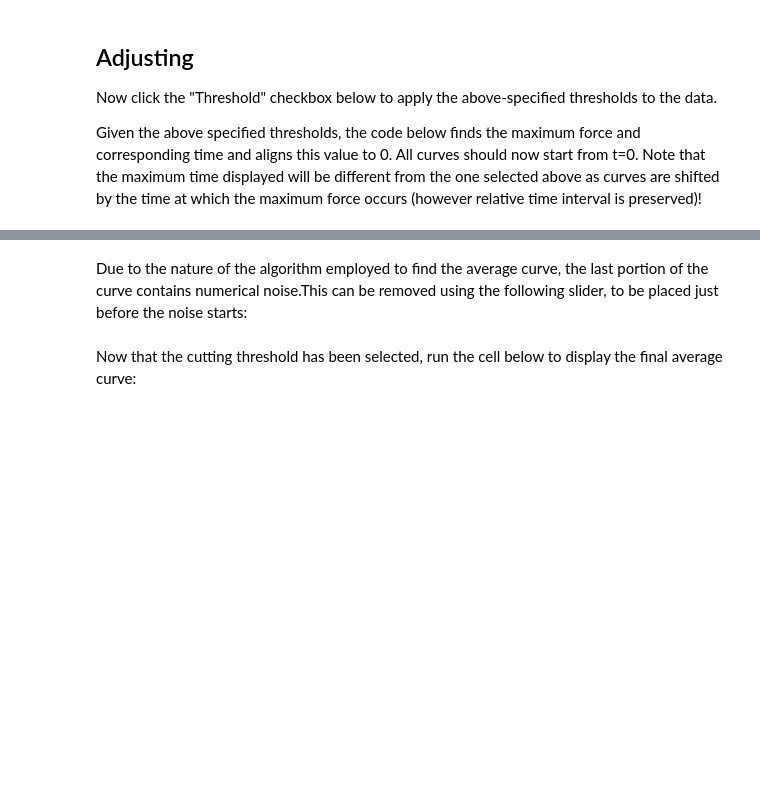
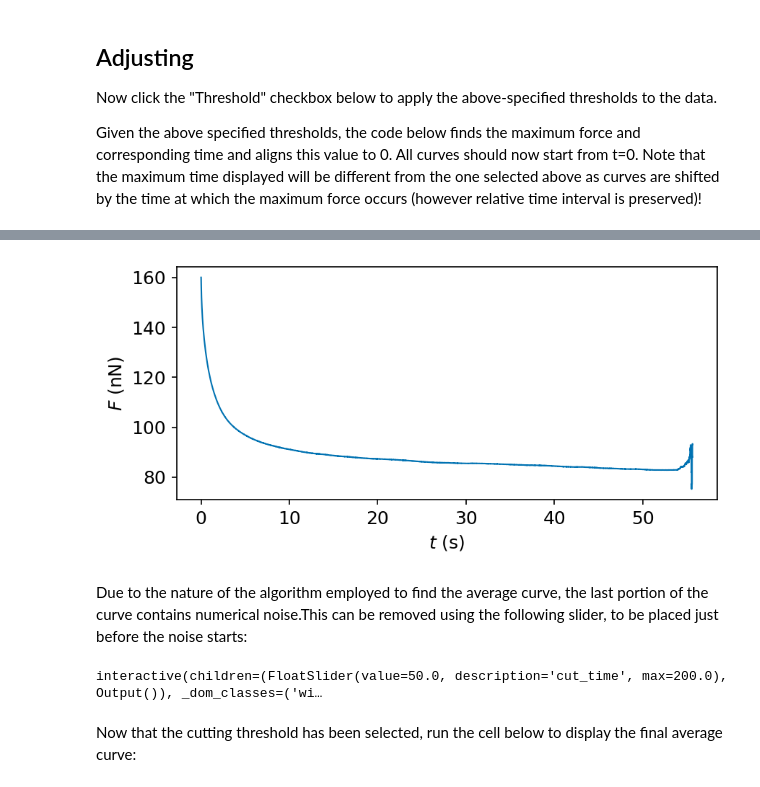
Before and after one commit to GiuseppeCiccone96/stressrelaxnano, a Jupyter notebook: main.ipynb, the cells around one changed output, grey strips where cells are left out. Cells and saved outputs as stored; diff of their text form; code cells hidden in the pictures; blank space fills up the shorter version.

```diff
--- a/main.ipynb
+++ b/main.ipynb
@@ -234,7 +243,7 @@ def first_plot(tmin=0.5,tmax=30.0,fmin=0.0,fmax=50.0):
         ax.axvline(tmax,lw=1)
         ax.axvline(tmin,lw=1)
     ax.set_xlabel('$t$ (s)')
-    ax.set_ylabel('$F$ (uN)')
+    ax.set_ylabel('$F$ (nN)')
     fig.tight_layout()
     plt.show()
 plot1w=widgets.interactive(first_plot,tmin=(0.0,50.0,0.5), tmax=(0.0,120.0,0.5),fmin=(0.0,1500.0,0.1),fmax=(0.0,4000.0,0.1))
@@ -262,47 +275,51 @@ f_max = plot1w.kwargs["fmax"]#The maximum acceptable value for the max force (uN
 #Variables to store
 tall = []
 fall = []
+indall = []
+tallind = []
 fnormall=[]
+interval = []
 
 fig,ax = plt.subplots(1,1,figsize=(6,3))
 for i in range(len(data['curves'])):
-    raw_time = np.array(data['curves'][i]['raw_data']['raw_time'])
-    raw_force = np.array(data['curves'][i]['raw_data']['raw_force'])
+    raw_time = np.array(data['curves'][i]['raw_data']['raw_time']) #s
+    raw_force = np.array(data['curves'][i]['raw_data']['raw_force']) #nN
+    raw_Z = np.array(data['curves'][i]['raw_data']['raw_z']) *1e-9 # #multiply by 1e-9 because units of loaded data are nm
 
-    #Offset force-time curves
-    off = raw_force[0] #first point
-    #if forst point is negative, align
-    if off <0:
-        raw_force = raw_force-off
+    raw_force_off = raw_force[0]
+    if raw_force_off <0:
+        raw_force = raw_force-raw_force_off
 
     #Clean data based on user-selected thresholds
     #NB: to be applied on raw data
     fmax = max(raw_force)
     imaxf = np.argmin((raw_force-fmax)**2)
     if thresholdw.value is True:
         if (fmax > f_max) or (fmax < f_min) or raw_time[imaxf] > t_min:
             continue
+
     #Align data to 0 and slice to user-selcted max time
     itmax =np.argmin((raw_time-t_max)**2)
     t=raw_time[imaxf:itmax]-raw_time[imaxf]
     f=raw_force[imaxf:itmax]
-    #Normalise force
+    #Normalise force and append
     fnorm=f/max(f)
     tall.append(t)
     fall.append(f)
     fnormall.append(fnorm)
-ax.set_title("Average curve")
-ax.set_xlabel('$t$ (s)')
-ax.set_ylabel('$F$ (uN)')
 
 #Find and plot the average curve
 t_av,_=average_curve(tall) #time
 f_av, f_err = average_curve(fall) #force and its error
 f_av_norm=f_av/max(f_av) #normalised average force ( NB #this one can be affected by jump at the end due to averaging)
 _,f_err_norm=average_curve(fnormall) #average normalised force error
-ax.errorbar(t_av,f_av,lw=1,ls='-',alpha=1)
+ax.plot(t_av,f_av,lw=1,ls='-',alpha=1)
+ax.set_xlabel('$t$ (s)')
+ax.set_ylabel('$F$ (nN)')
 fig.tight_layout()
 plt.show()
+# %% [output]
+[figure, added]
 # %% [markdown]
 Due to the nature of the algorithm employed to find the average curve, the last portion of the curve contains numerical noise.This can be removed using the following slider, to be placed just before the noise starts:
 # %%
@@ -311,10 +328,12 @@ def cut_average_curve(cut_time=50.0):
     ax.plot(t_av,f_av)
     ax.axvline(cut_time,color='r')
     ax.set_xlabel('Time (s)')
-    ax.set_ylabel('Force (uN)')
+    ax.set_ylabel('Force (nN)')
     fig.tight_layout()
 plot2w=widgets.interactive(cut_average_curve,cut_time=(0.0,200.0,0.1))
 display(plot2w)
+# %% [output]
+interactive(children=(FloatSlider(value=50.0, description='cut_time', max=200.0), Output()), _dom_classes=('wi…
 # %% [markdown]
 Now that the cutting threshold has been selected, run the cell below to display the final average curve:
 # %%
```
Also changed, not shown: parts of 17 cells of this notebook.
